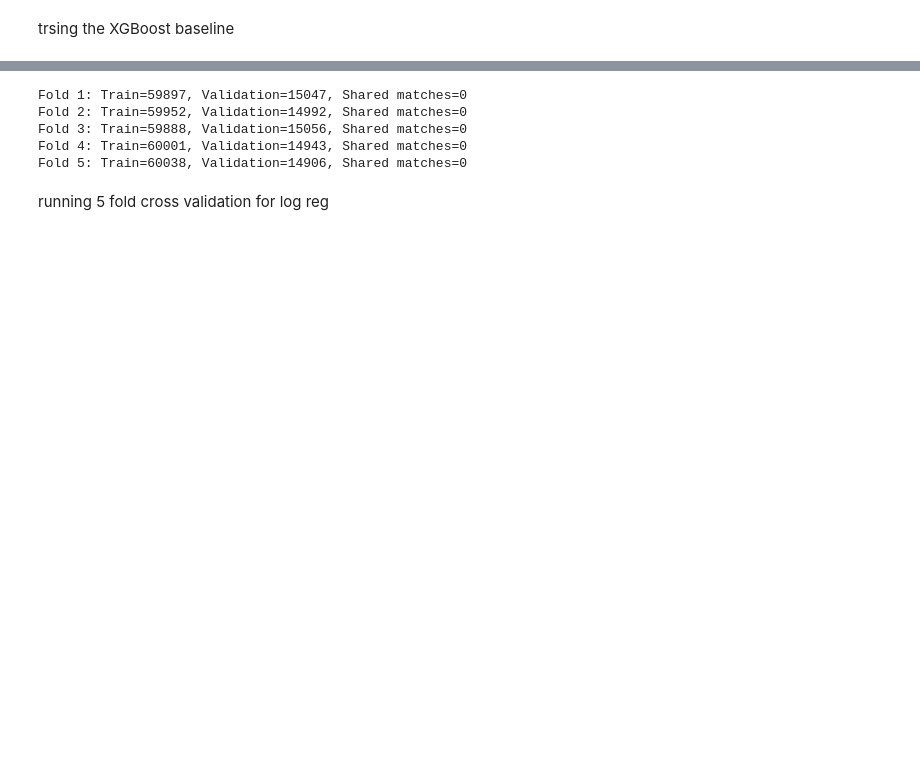
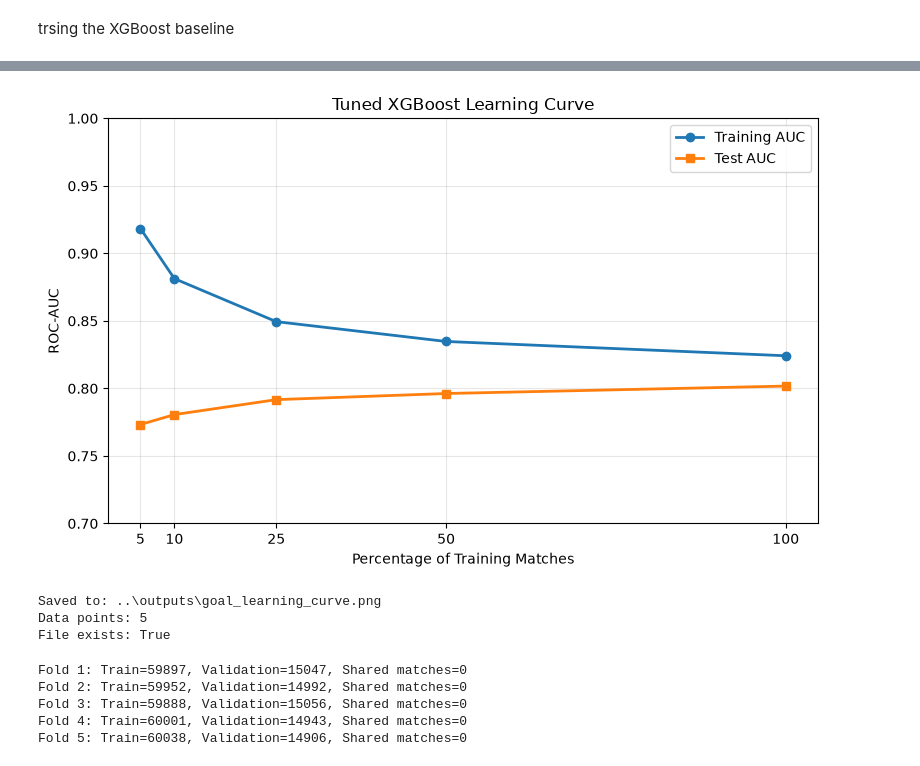
Before and after one commit to darpan-chapagain/goal-pass-predictor, a Jupyter notebook: notebooks/05_goal_baselines.ipynb, the cells around one changed output, grey strips where cells are left out. Drawn from its saved outputs; the diff is of its cells as text; code cells hidden in the pictures; blank space fills up the shorter version.

```diff
--- a/notebooks/05_goal_baselines.ipynb
+++ b/notebooks/05_goal_baselines.ipynb
@@ -315,0 +474,9 @@ dtype: float32
+# %%
+BestSettings = TuningResultsCV.iloc[0]
+
+BestDepth = int(BestSettings["max_depth"])
+BestChildWeight = int(BestSettings["min_child_weight"])
+
+print("Selected max depth:", BestDepth)
+print("Selected min child weight:", BestChildWeight)
+print("Cross-validation log loss:", round(BestSettings["mean_log_loss"], 6))
@@ -315,0 +1190,10 @@ dtype: float32
+# %%
+TrainMatches = FinalTrainShots["match_id"].unique()
+
+LearningSizes = [0.05, 0.10, 0.25, 0.50, 1.00]
+
+print("Total training matches:", len(TrainMatches))
+
+for Fraction in LearningSizes:
+    MatchCount = max(1, round(len(TrainMatches) * Fraction))
+    print(f"{Fraction:.0%} of matches: {MatchCount}")
@@ -316,3 +1302,50 @@ dtype: float32
+# %%
+plt.figure(figsize=(8, 5))
+
+plt.plot(
+    LearningResults["trainingPercent"],
+    LearningResults["trainAuc"],
+    marker="o",
+    linewidth=2,
+    label="Training AUC"
+)
+
+plt.plot(
+    LearningResults["trainingPercent"],
+    LearningResults["testAuc"],
+    marker="s",
+    linewidth=2,
+    label="Test AUC"
+)
+
+plt.xlabel("Percentage of Training Matches")
+plt.ylabel("ROC-AUC")
+plt.title("Tuned XGBoost Learning Curve")
+plt.xticks(LearningResults["trainingPercent"])
+plt.ylim(0.7, 1.0)
+plt.grid(alpha=0.3)
+plt.legend()
+plt.tight_layout()
+
+plt.savefig(
+    OutputFolder / "goal_learning_curve.png",
+    dpi=300,
+    bbox_inches="tight"
+)
+
+plt.show()
+
+print("Saved to:", OutputFolder / "goal_learning_curve.png")
+print("Data points:", len(LearningResults))
+print(
+    "File exists:",
+    (OutputFolder / "goal_learning_curve.png").exists()
+)
+# %% [output]
+[figure, added]
+Saved to: ..\outputs\goal_learning_curve.png
+Data points: 5
+File exists: True
 # %%
 for Fold in range(1, 6):
     FoldTrain = Shots[
@@ -339,5 +1372,3 @@ Fold 2: Train=59952, Validation=14992, Shared matches=0
 Fold 3: Train=59888, Validation=15056, Shared matches=0
 Fold 4: Train=60001, Validation=14943, Shared matches=0
 Fold 5: Train=60038, Validation=14906, Shared matches=0
-# %% [markdown]
-running 5 fold cross validation for log reg
```
Also changed, not shown: parts of 58 cells of this notebook, 5 other files.
